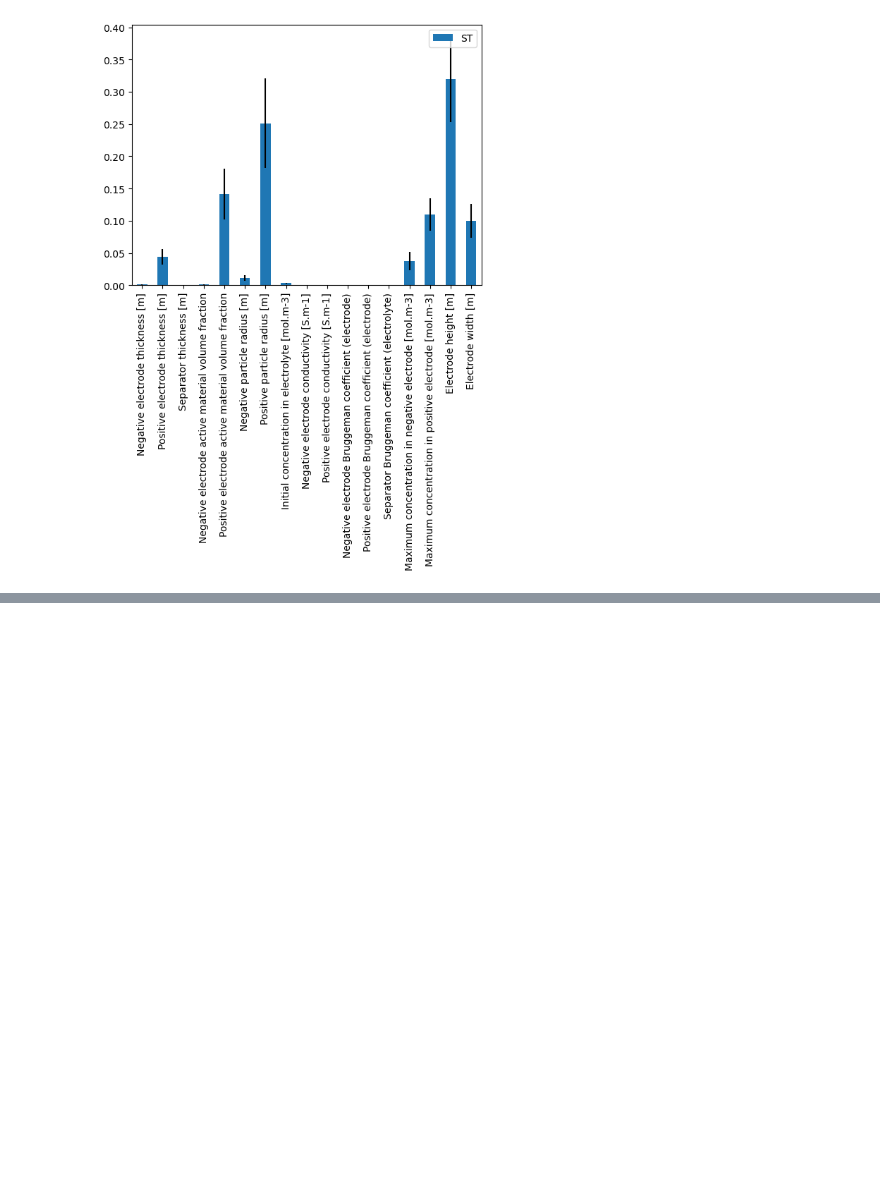
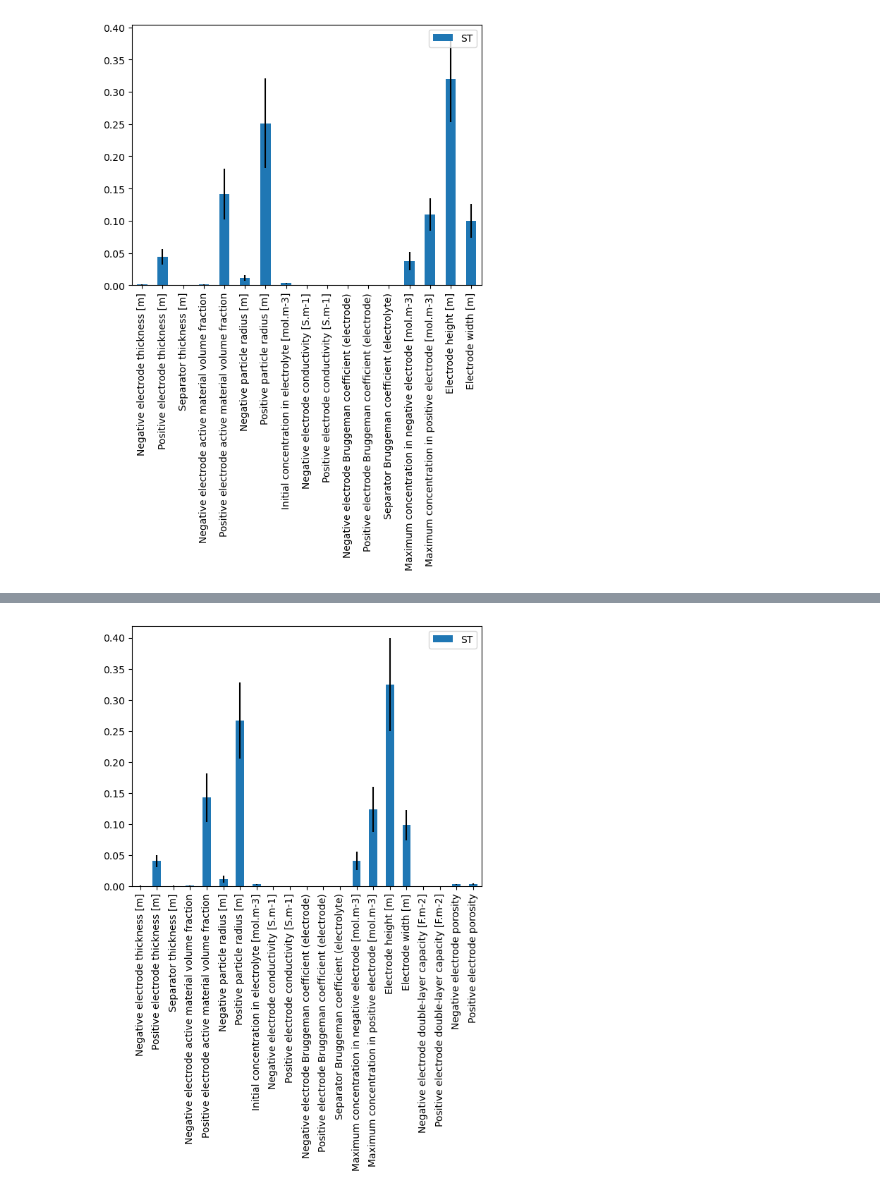
Before and after one commit to JerryOu10124/MA, a Jupyter notebook: Sen-test.ipynb, the cells around one changed output, grey strips where cells are left out. Drawn from its saved outputs; the diff is of its cells as text; code cells hidden in the pictures; blank space fills up the shorter version.

```diff
--- a/Sen-test.ipynb
+++ b/Sen-test.ipynb
@@ -13,7 +13,7 @@ def battery_model(parameters):
 
     # Loading the default parameter set
     param = model.default_parameter_values
-
+    param["Separator porosity"] = 0.5
     # Updating parameters
     param.update({
         "Negative electrode thickness [m]": parameters[0],
@@ -33,7 +33,14 @@ def battery_model(parameters):
         "Maximum concentration in positive electrode [mol.m-3]": parameters[14],
         "Electrode height [m]": parameters[15],
         "Electrode width [m]": parameters[16],
-        ""
+        # "Negative electrode diffusivity [m2.s-1]": parameters[17],
+        # "Positive electrode diffusivity [m2.s-1]": parameters[18],
+        # "Electrolyte diffusivity [m2.s-1]": parameters[19],
+        "Negative electrode double-layer capacity [F.m-2]": parameters[17],
+        "Positive electrode double-layer capacity [F.m-2]": parameters[18],
+        "Negative electrode porosity": parameters[19],
+        "Positive electrode porosity": parameters[20],
+        # "Separator porosity": parameters[21]
     })
 
     # Creating a Casadi solver and setting options
@@ -243,0 +362,25 @@ plt.show()
+# %%
+
+# Generate a sample
+param_values = saltelli.sample(problem, 128)  # Further reduction of sample size to improve debugging efficiency
+# %%
+# Run the model and get the results
+Y = []
+
+for i, params in enumerate(param_values):
+    try:
+        result = battery_model(params)
+        Y.append(result)
+    except Exception as e:
+        print(f"Error for sample {i} with parameters {params}: {e}")
+        Y.append(np.nan)  # Returns NaN to continue processing other combinations of parameters
+
+# Converting Y to a NumPy array and filtering NaN values
+Y = np.array(Y)
+valid_indices = ~np.isnan(Y)
+Y_valid = Y[valid_indices]
+param_values_valid = param_values[valid_indices]
+# %%
+
+# Perform sensitivity analyses
+Si = sobol.analyze(problem, Y_valid, print_to_console=True)
@@ -243,0 +405,6 @@ plt.show()
+# %%
+Si_df = Si.to_df()
+barplot(Si_df[0])
+plt.show()
+# %% [output]
+[figure, added]
```
Also changed, not shown: parts of 36 cells of this notebook, 7 other files.
